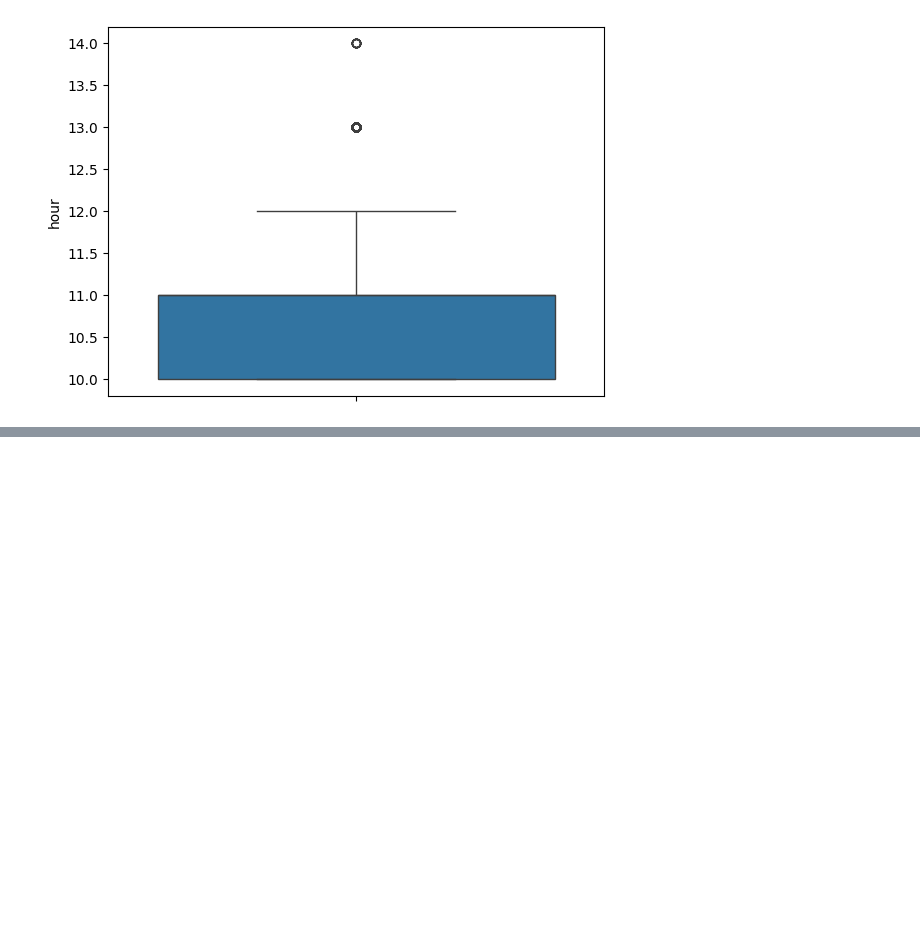
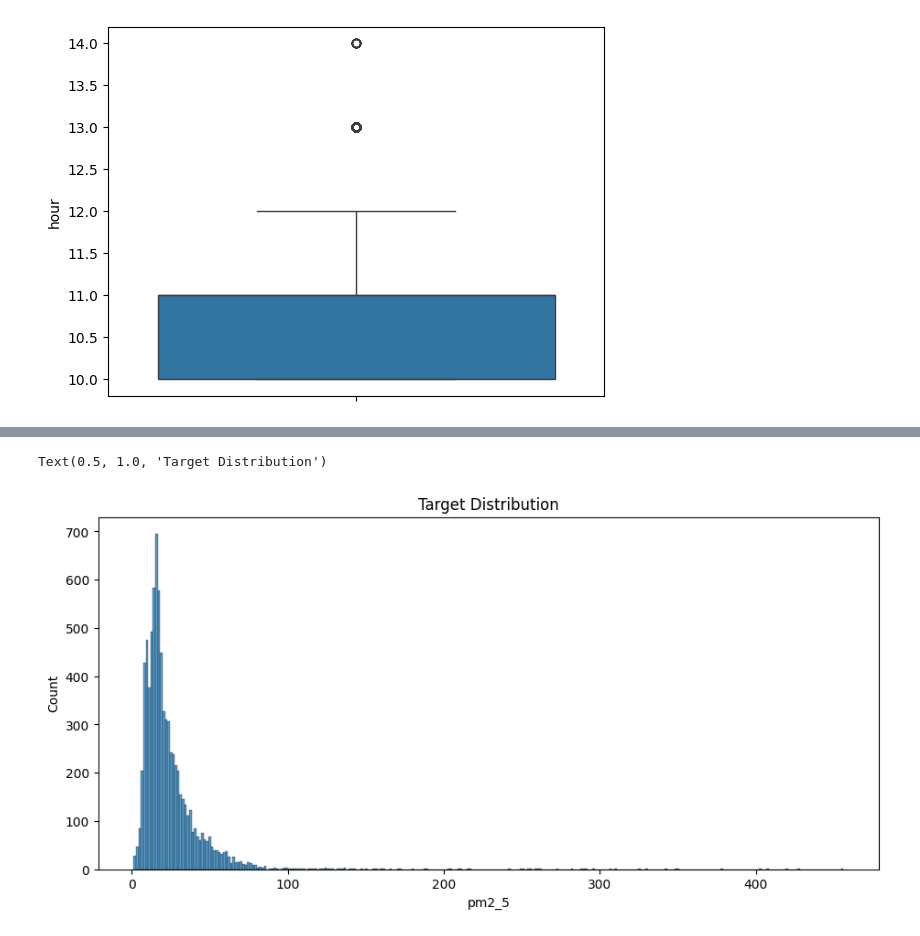
Before and after one commit to mlu1/eda_projects, a Jupyter notebook: project_eda6/task1.ipynb, the cells around one changed output, grey strips where cells are left out. Saved outputs shown, nothing was run; the diff lists cells and outputs as text; code cells hidden in the pictures; blank space fills up the shorter version.

```diff
--- a/project_eda6/task1.ipynb
+++ b/project_eda6/task1.ipynb
@@ -165,3 +169,18 @@ sns.boxplot(train['hour'])
 # %% [output]
 <Axes: ylabel='hour'>
 [figure]
+# %%
+def remove_nans(train, thresh):
+    def nans_rate(train, col):
+        return train[col].isna().sum() / train.shape[0]
+    for col in train.columns:
+        if nans_rate(train, col) >= thresh:
+            train.drop(col, axis=1, inplace=True)
+        else:
+            train[col].fillna(method='bfill', inplace=True)
+    return train
+
+# Apply NaN handling
+train = remove_nans(train, 0.7)
+test = remove_nans(test, 0.7)
+train.shape, test.shape
@@ -167,0 +207,18 @@ sns.boxplot(train['hour'])
+# %%
+def drop_angle_cols(data_set):
+    columns_to_drop = [col for col in data_set.columns if 'angle' in col]
+    for col in columns_to_drop:
+        data_set = data_set.drop(columns=[col])
+    return data_set
+
+train_drop = drop_angle_cols(train)
+test_drop = drop_angle_cols(test)
+numerical_cols = train_drop.select_dtypes(include = "number").columns
+# %%
+# target distribution
+plt.figure(figsize = (11, 5))
+sns.histplot(train_drop.pm2_5)
+plt.title('Target Distribution')
+# %% [output]
+Text(0.5, 1.0, 'Target Distribution')
+[figure, added]
```
Also changed, not shown: parts of 19 cells of this notebook.
